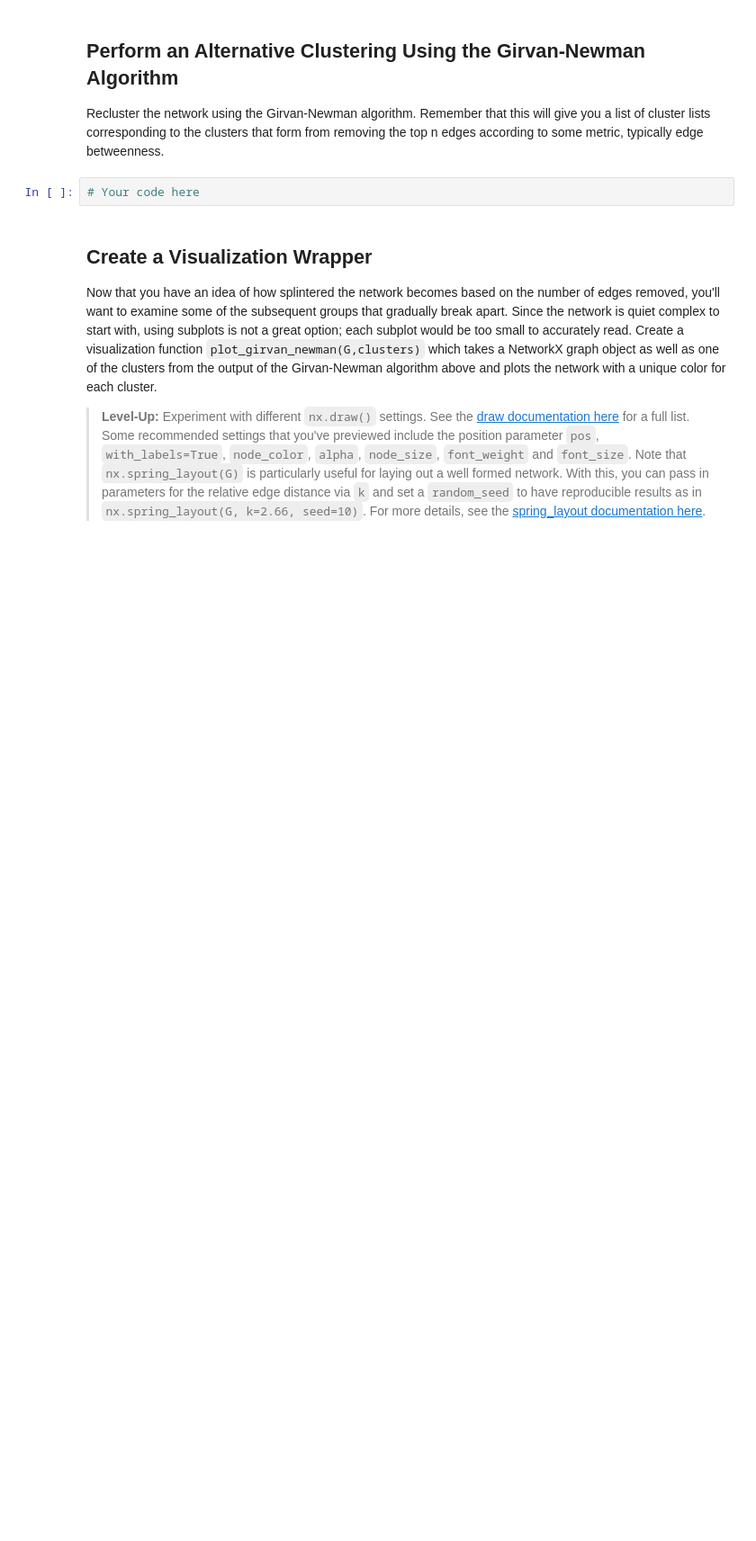
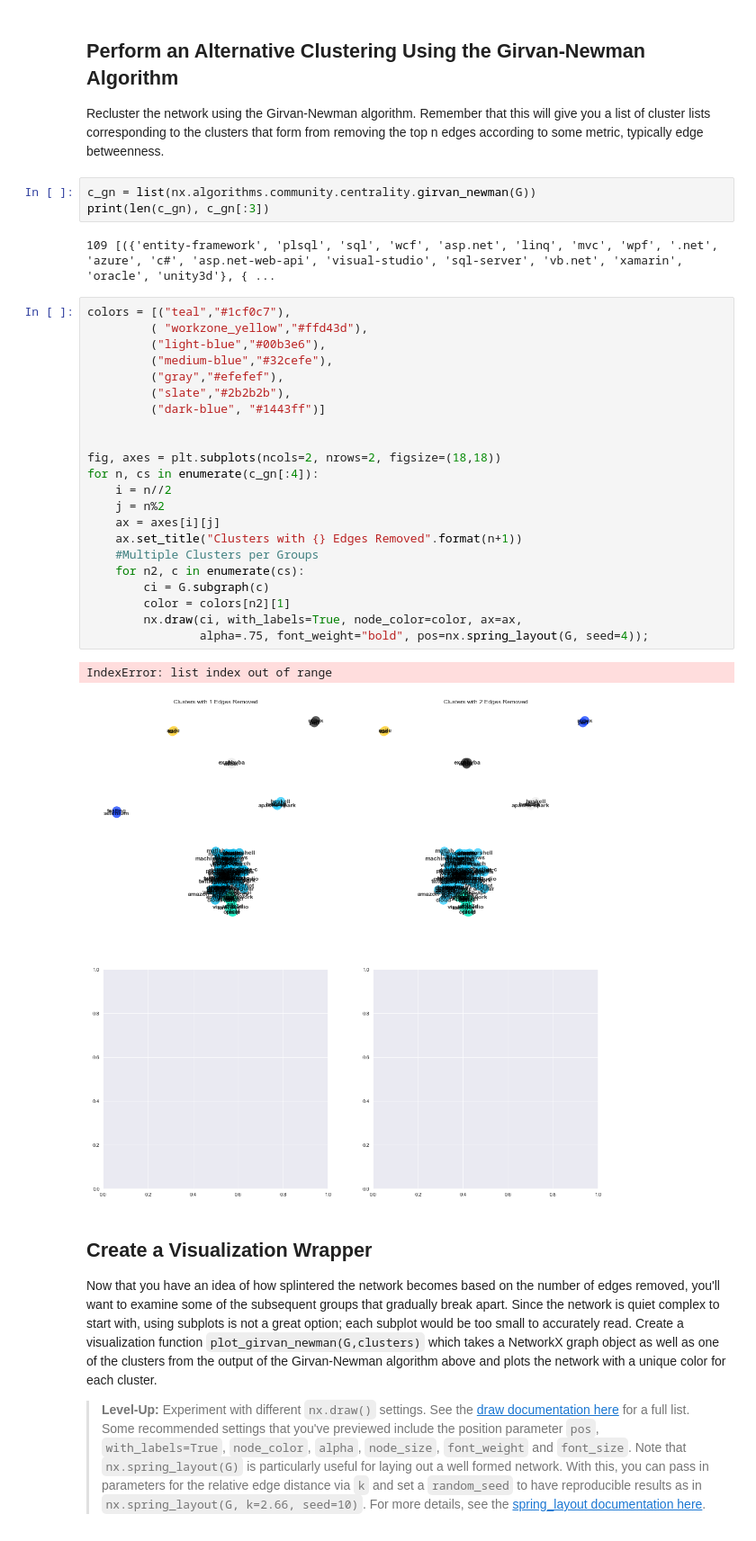
Before and after one commit to nikolholicka/curriculum, a Jupyter notebook: mod6/section42/dsc-network-clustering-lab-online-ds-pt-041519/index.ipynb, the cells around one changed output. Shown at 90% size. Drawn from its saved outputs; the diff is of its cells as text; blank space fills up the shorter version.

```diff
--- a/mod6/section42/dsc-network-clustering-lab-online-ds-pt-041519/index.ipynb
+++ b/mod6/section42/dsc-network-clustering-lab-online-ds-pt-041519/index.ipynb
@@ -45,8 +93,36 @@ Begin to explore the impact of using different values of k.
 ## Perform an Alternative Clustering Using the Girvan-Newman Algorithm
 
 Recluster the network using the Girvan-Newman algorithm. Remember that this will give you a list of cluster lists corresponding to the clusters that form from removing the top n edges according to some metric, typically edge betweenness.
-# %%
-# Your code here
+# %%
+c_gn = list(nx.algorithms.community.centrality.girvan_newman(G))
+print(len(c_gn), c_gn[:3])
+# %% [output]
+109 [({'entity-framework', 'plsql', 'sql', 'wcf', 'asp.net', 'linq', 'mvc', 'wpf', '.net', 'azure', 'c#', 'asp.net-web-api', 'visual-studio', 'sql-server', 'vb.net', 'xamarin', 'oracle', 'unity3d'}, { ...
+# %%
+colors = [("teal","#1cf0c7"),
+         ( "workzone_yellow","#ffd43d"),
+         ("light-blue","#00b3e6"),
+         ("medium-blue","#32cefe"),
+         ("gray","#efefef"),
+         ("slate","#2b2b2b"),
+         ("dark-blue", "#1443ff")]
+
+
+fig, axes = plt.subplots(ncols=2, nrows=2, figsize=(18,18))
+for n, cs in enumerate(c_gn[:4]):
+    i = n//2
+    j = n%2
+    ax = axes[i][j]
+    ax.set_title("Clusters with {} Edges Removed".format(n+1))
+    #Multiple Clusters per Groups
+    for n2, c in enumerate(cs):
+        ci = G.subgraph(c)
+        color = colors[n2][1]
+        nx.draw(ci, with_labels=True, node_color=color, ax=ax,
+                alpha=.75, font_weight="bold", pos=nx.spring_layout(G, seed=4));
+# %% [output]
+IndexError: list index out of range
+[figure, added]
 # %% [markdown]
 ## Create a Visualization Wrapper
 
```
Also changed, not shown: parts of 11 cells of this notebook, 1 other file.
